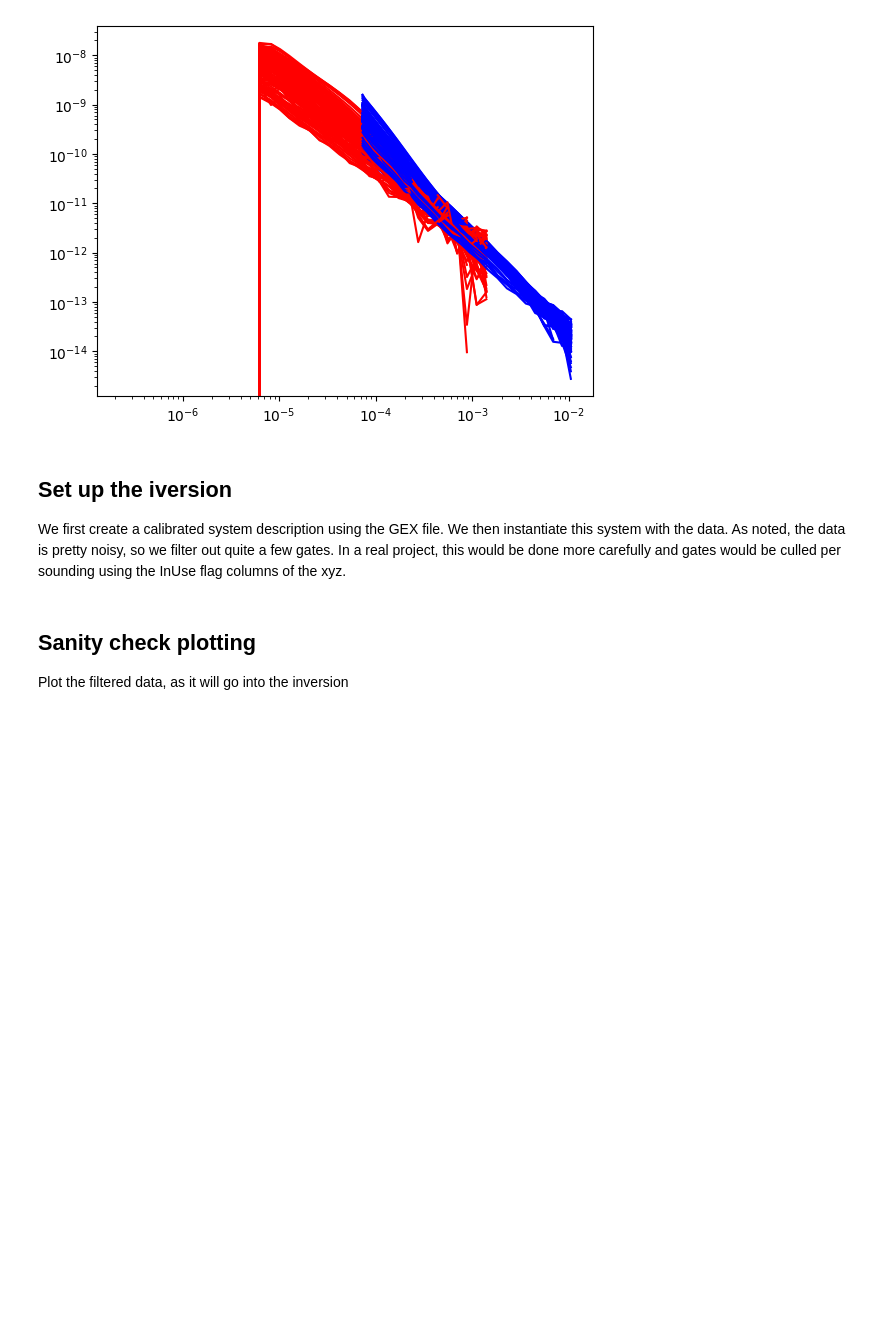
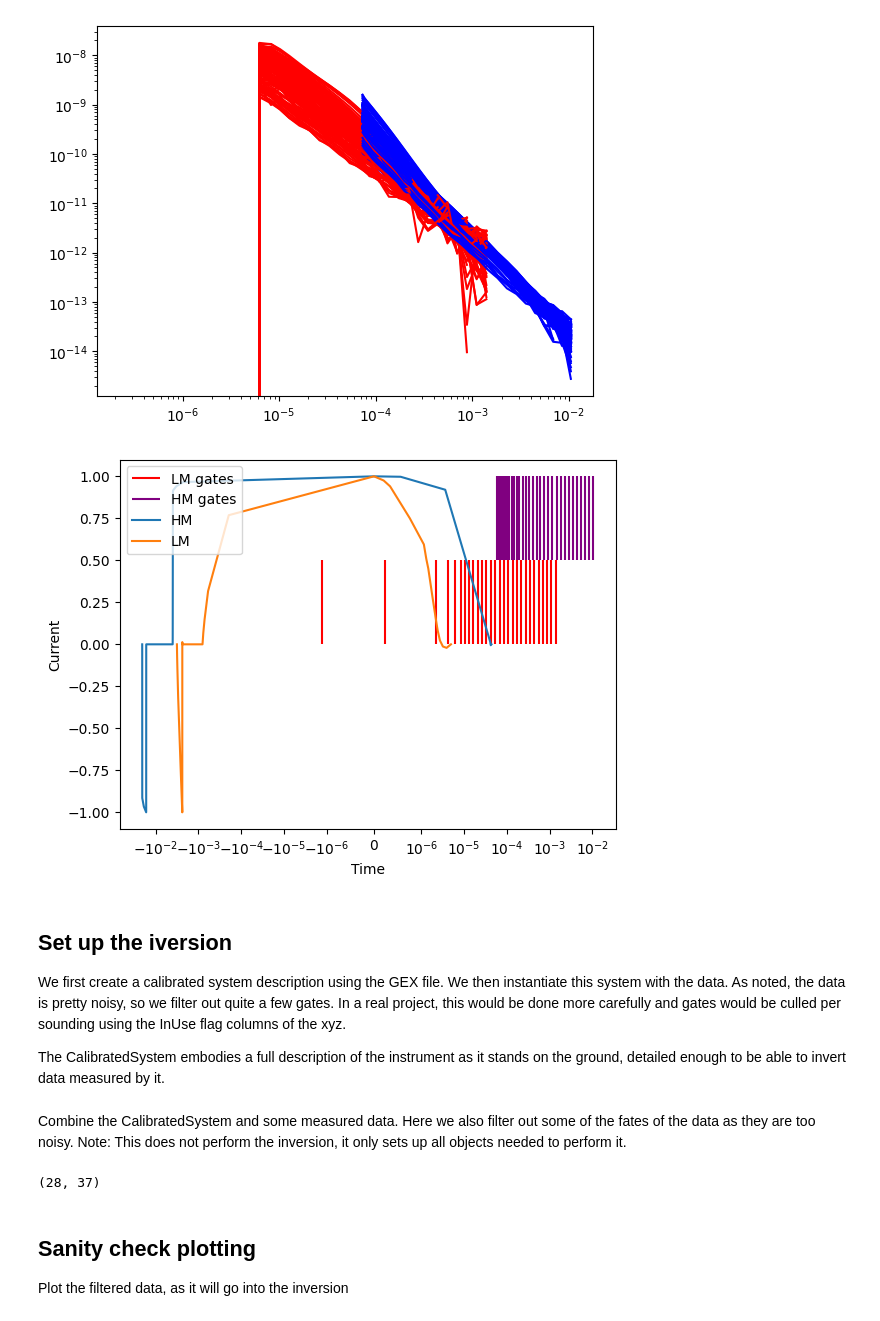
Before and after one commit to emerald-geomodelling/simpeg-simpleem-examples, a Jupyter notebook: measured_inversion.ipynb, the cells around one changed output. Saved outputs shown, nothing was run; the diff lists cells and outputs as text; code cells hidden in the pictures; blank space fills up the shorter version.

```diff
--- a/measured_inversion.ipynb
+++ b/measured_inversion.ipynb
@@ -64,9 +66,15 @@ for row in range(0, len(measured.flightlines)):
 plt.show()
 # %% [output]
 [figure]
+# %%
+gex.plot()
+# %% [output]
+[figure, added]
 # %% [markdown]
 ## Set up the iversion
 
 We first create a calibrated system description using the GEX file. We then instantiate this system with the data.
 As noted, the data is pretty noisy, so we filter out quite a few gates. In a real project, this would be done more
 carefully and gates would be culled per sounding using the InUse flag columns of the xyz.
+
+The CalibratedSystem embodies a full description of the instrument as it stands on the ground, detailed enough to be able to invert data measured by it.
@@ -73 +83,8 @@ carefully and gates would be culled per sounding using the InUse flag columns of
+# %% [markdown]
+Combine the CalibratedSystem and some measured data. Here we also filter out some of the fates of the data as they are too noisy. Note: This does not perform the inversion, it only sets up all objects needed to perform it.
+# %%
+# Check number of gates
+len(measured.layer_data["dbdt_ch1gt"].columns), len(measured.layer_data["dbdt_ch2gt"].columns)
+# %% [output]
+(28, 37)
 # %%
```
Also changed, not shown: parts of 18 cells of this notebook.
